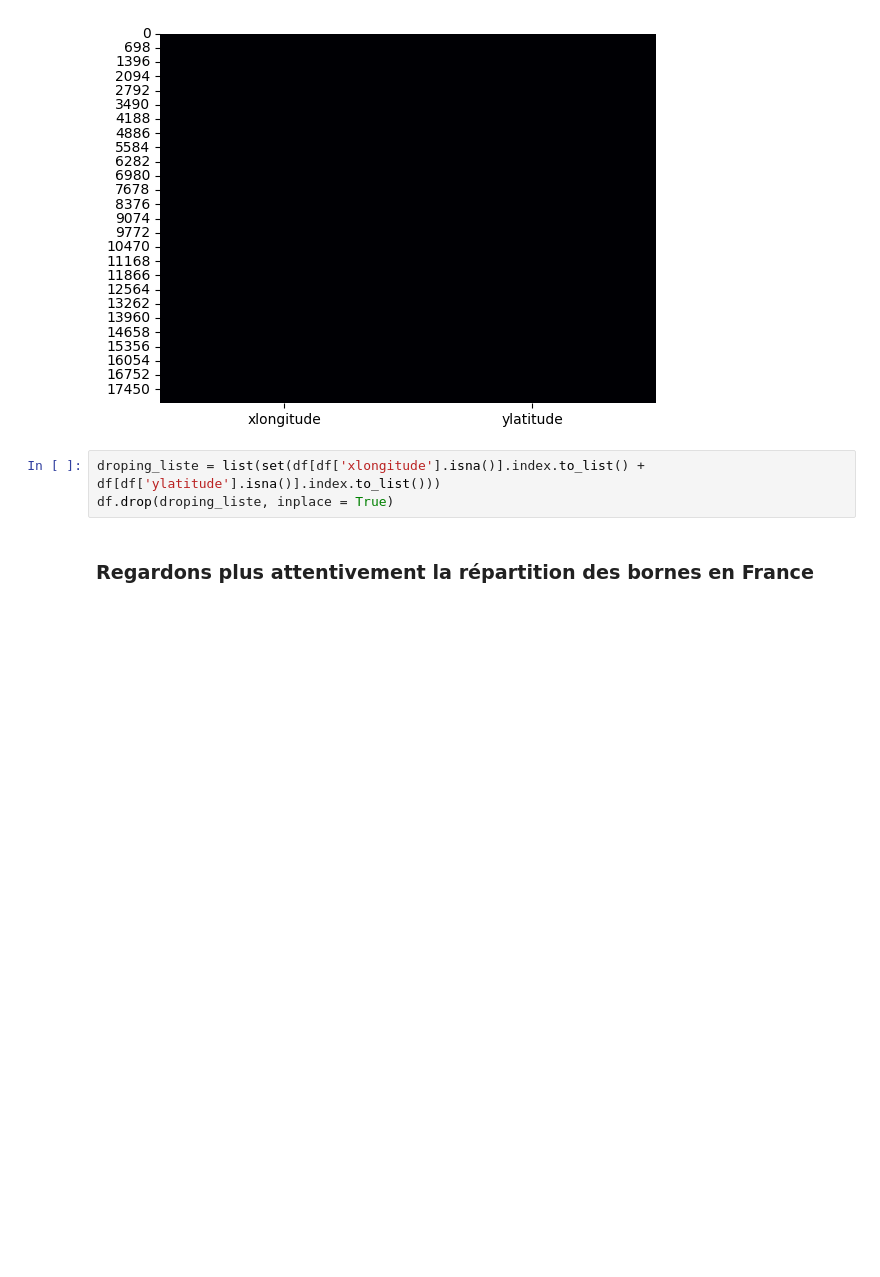
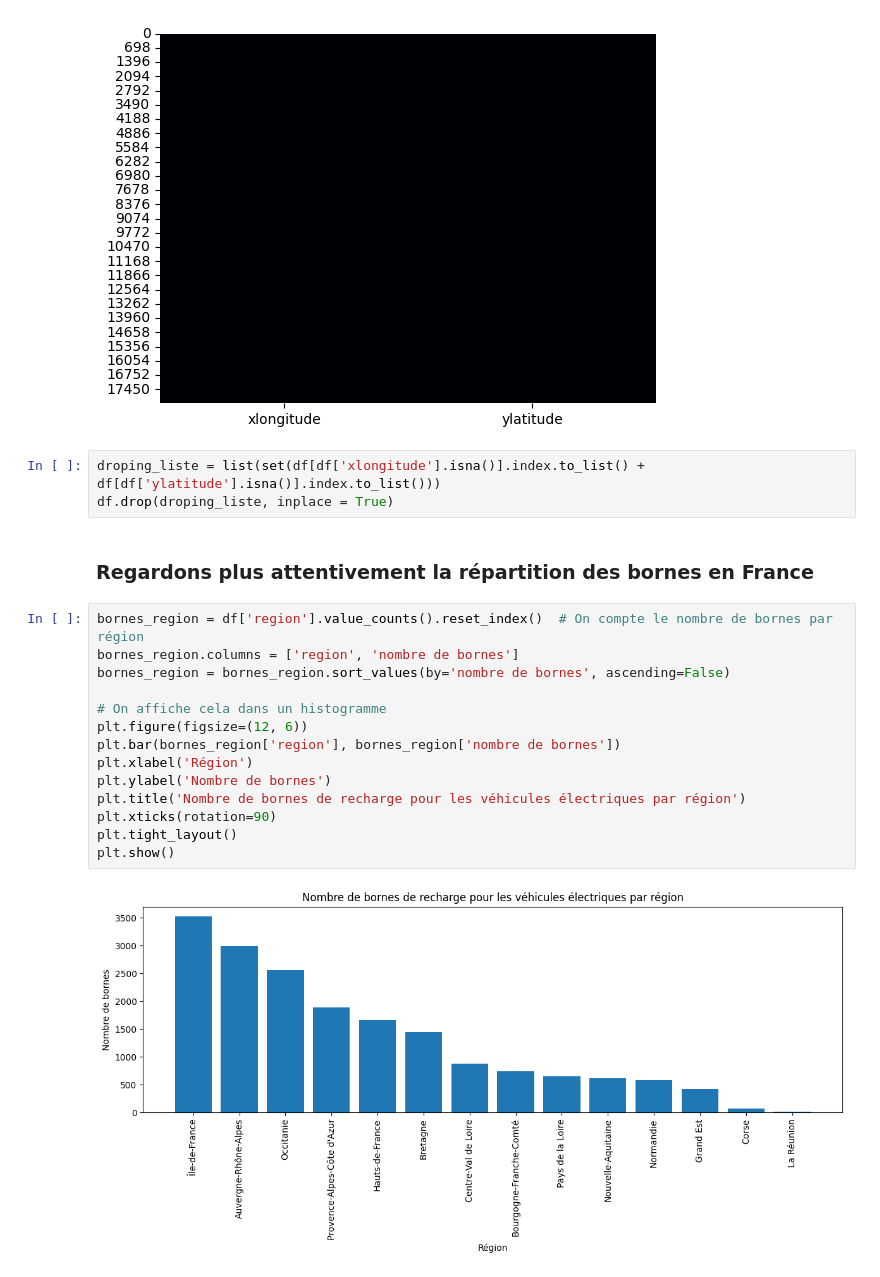
Before and after one commit to antoine-palazz/PyCar, a Jupyter notebook: notebooks/EDA.ipynb, the cells around one changed output. Cells and saved outputs as stored; diff of their text form; blank space fills up the shorter version.

```diff
--- a/notebooks/EDA.ipynb
+++ b/notebooks/EDA.ipynb
@@ -97,3 +97,19 @@ droping_liste = list(set(df[df['xlongitude'].isna()].index.to_list() + df[df['yl
 df.drop(droping_liste, inplace = True)
 # %% [markdown]
 ### Regardons plus attentivement la répartition des bornes en France
+# %%
+bornes_region = df['region'].value_counts().reset_index()  # On compte le nombre de bornes par région
+bornes_region.columns = ['region', 'nombre de bornes']
+bornes_region = bornes_region.sort_values(by='nombre de bornes', ascending=False)
+
+# On affiche cela dans un histogramme
+plt.figure(figsize=(12, 6))
+plt.bar(bornes_region['region'], bornes_region['nombre de bornes'])
+plt.xlabel('Région')
+plt.ylabel('Nombre de bornes')
+plt.title('Nombre de bornes de recharge pour les véhicules électriques par région')
+plt.xticks(rotation=90)
+plt.tight_layout()
+plt.show()
+# %% [output]
+[figure, added]
```
Also changed, not shown: parts of 6 cells of this notebook.
